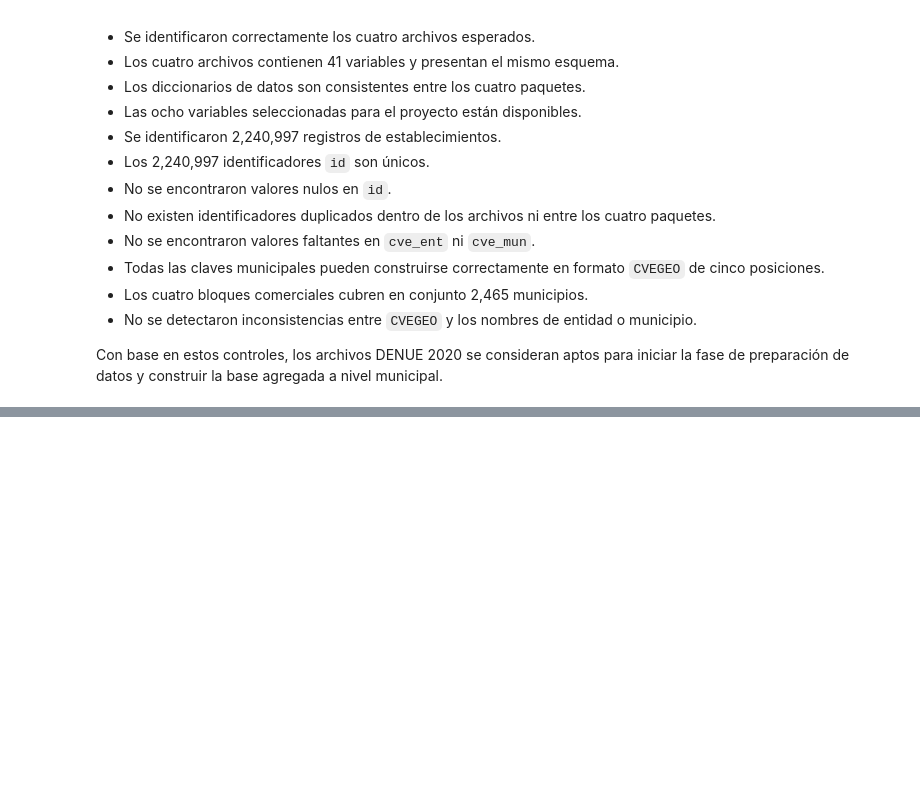
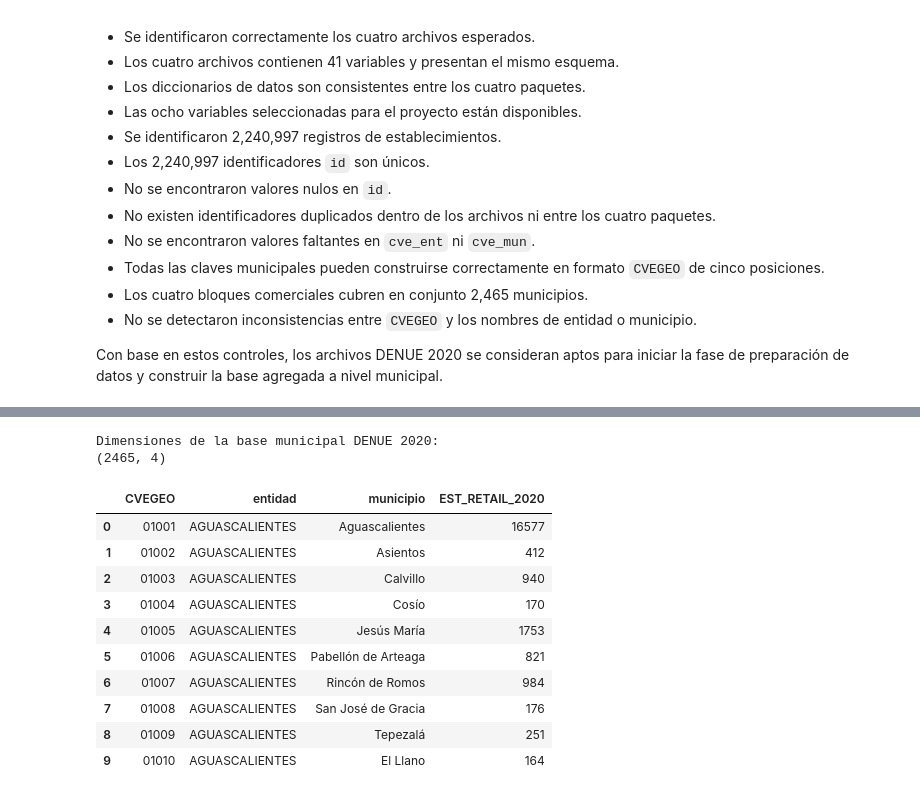
Before and after one commit to Nash963/atractividad-comercial-municipal-mexico, a Jupyter notebook: notebooks/01_denue_2020.ipynb, the cells around one changed output, grey strips where cells are left out. Saved outputs shown, nothing was run; the diff lists cells and outputs as text; code cells hidden in the pictures; blank space fills up the shorter version.

Commit message:
feat: construye base municipal DENUE 2020

```diff
--- a/notebooks/01_denue_2020.ipynb
+++ b/notebooks/01_denue_2020.ipynb
@@ -952,0 +1119,19 @@ Con base en estos controles, los archivos DENUE 2020 se consideran aptos para in
+# %%
+#####################3.4 Construir catálogo municipal
+
+catalogo_nombres_2020 = (
+    pd.concat(
+        catalogos_nombres,
+        ignore_index=True
+    )
+    .drop_duplicates()
+    .sort_values("CVEGEO")
+    .reset_index(drop=True)
+)
+
+print(
+    "Municipios en el catálogo:",
+    f"{catalogo_nombres_2020['CVEGEO'].nunique():,}"
+)
+
+display(catalogo_nombres_2020.head(10))
@@ -952,0 +1151,36 @@ Con base en estos controles, los archivos DENUE 2020 se consideran aptos para in
+# %%
+#################3.5 Construir la base municipal DENUE 2020
+
+denue_2020_municipal = (
+    catalogo_nombres_2020
+    .merge(
+        conteo_municipal_2020,
+        on="CVEGEO",
+        how="inner",
+        validate="one_to_one"
+    )
+    .sort_values("CVEGEO")
+    .reset_index(drop=True)
+)
+
+print(
+    "Dimensiones de la base municipal DENUE 2020:"
+)
+
+print(denue_2020_municipal.shape)
+
+display(denue_2020_municipal.head(10))
+# %% [output]
+Dimensiones de la base municipal DENUE 2020:
+(2465, 4)
+|  | CVEGEO | entidad | municipio | EST_RETAIL_2020 |
+| 0 | 01001 | AGUASCALIENTES | Aguascalientes | 16577 |
+| 1 | 01002 | AGUASCALIENTES | Asientos | 412 |
+| 2 | 01003 | AGUASCALIENTES | Calvillo | 940 |
+| 3 | 01004 | AGUASCALIENTES | Cosío | 170 |
+| 4 | 01005 | AGUASCALIENTES | Jesús María | 1753 |
+| 5 | 01006 | AGUASCALIENTES | Pabellón de Arteaga | 821 |
+| 6 | 01007 | AGUASCALIENTES | Rincón de Romos | 984 |
+| 7 | 01008 | AGUASCALIENTES | San José de Gracia | 176 |
+| 8 | 01009 | AGUASCALIENTES | Tepezalá | 251 |
+| 9 | 01010 | AGUASCALIENTES | El Llano | 164 |
```
Also changed, not shown: parts of 11 cells of this notebook.
